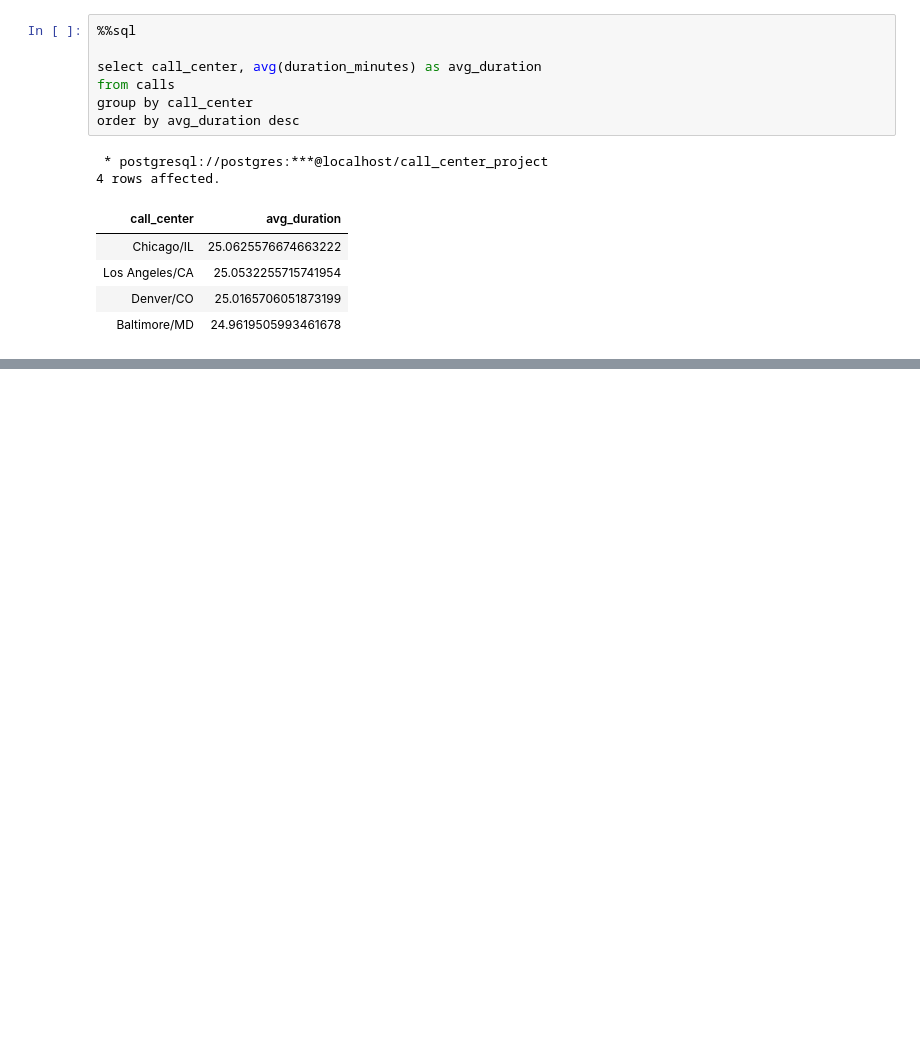
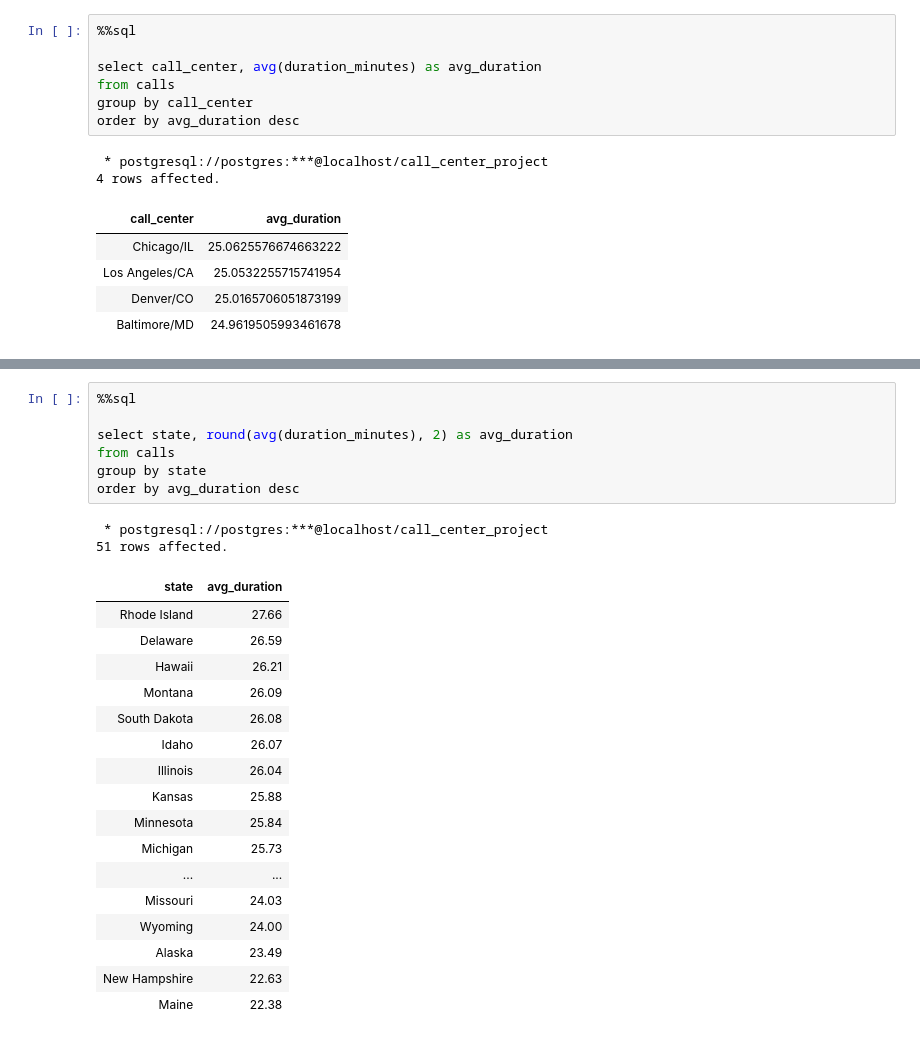
Before and after one commit to mary-zh555/CallCenterProject, a Jupyter notebook: sql_commands.ipynb, the cells around one changed output, grey strips where cells are left out. Cells and saved outputs as stored; diff of their text form; blank space fills up the shorter version.

```diff
--- a/sql_commands.ipynb
+++ b/sql_commands.ipynb
@@ -118,0 +130,27 @@ order by avg_duration desc
+# %%
+%%sql
+
+select state, round(avg(duration_minutes), 2) as avg_duration
+from calls
+group by state
+order by avg_duration desc
+# %% [output]
+ * postgresql://postgres:***@localhost/call_center_project
+51 rows affected.
+| state | avg_duration |
+| Rhode Island | 27.66 |
+| Delaware | 26.59 |
+| Hawaii | 26.21 |
+| Montana | 26.09 |
+| South Dakota | 26.08 |
+| Idaho | 26.07 |
+| Illinois | 26.04 |
+| Kansas | 25.88 |
+| Minnesota | 25.84 |
+| Michigan | 25.73 |
+| ... | ... |
+| Missouri | 24.03 |
+| Wyoming | 24.00 |
+| Alaska | 23.49 |
+| New Hampshire | 22.63 |
+| Maine | 22.38 |
```
Also changed, not shown: parts of 5 cells of this notebook, 3 other files.
